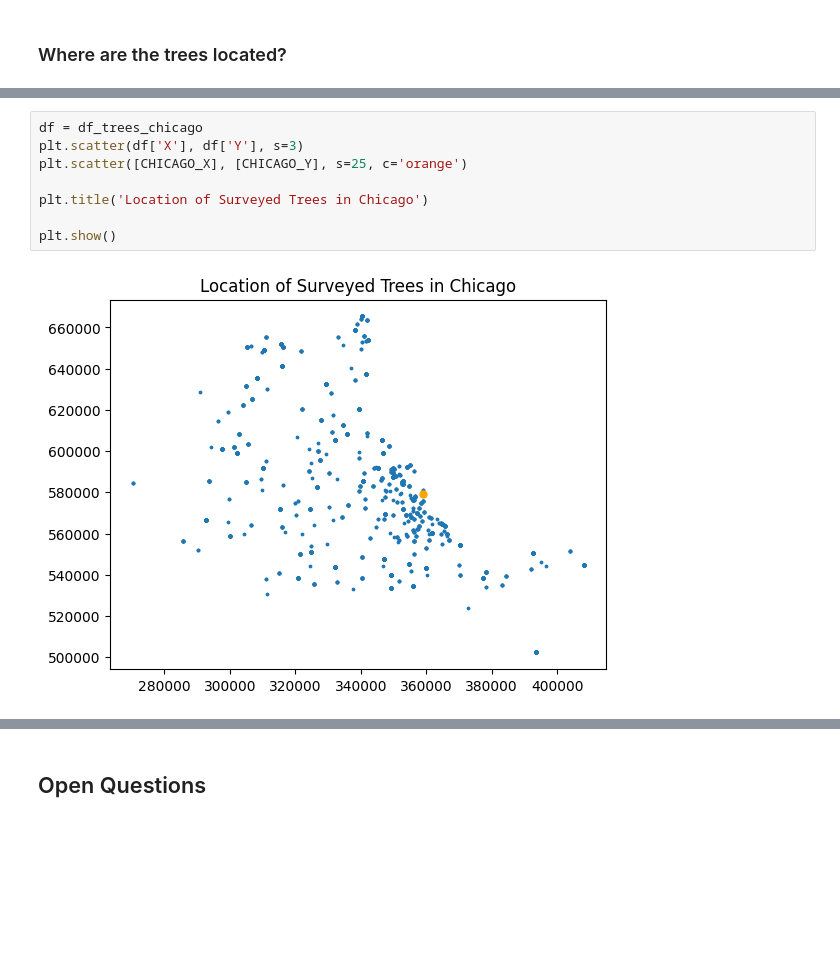
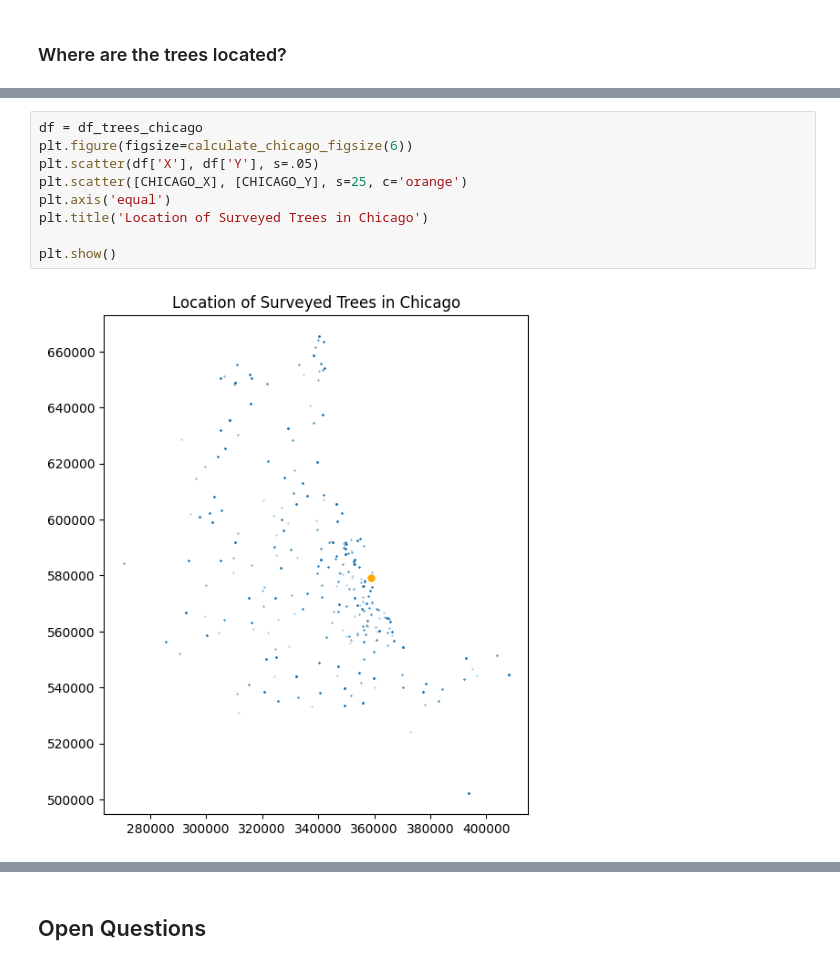
Before and after one commit to fractalate/data-trees, a Jupyter notebook: explore_chicago_il.ipynb, the cells around one changed output, grey strips where cells are left out. Cells and saved outputs as stored; diff of their text form; blank space fills up the shorter version.

```diff
--- a/explore_chicago_il.ipynb
+++ b/explore_chicago_il.ipynb
@@ -477,13 +477,14 @@ extents_chicago = calculate_extents(df_trees_chicago)
 # %%
 df = df_trees_chicago
-plt.scatter(df['X'], df['Y'], s=3)
+plt.figure(figsize=calculate_chicago_figsize(6))
+plt.scatter(df['X'], df['Y'], s=.05)
 plt.scatter([CHICAGO_X], [CHICAGO_Y], s=25, c='orange')
-
+plt.axis('equal')
 plt.title('Location of Surveyed Trees in Chicago')
 
 plt.show()
 # %% [output]
-[figure, old version]
+[figure, new version]
 # %%
 draw_heatmap(df_trees_chicago, extents=extents_chicago, title='Heatmap of the\nTrees of Chicago')
 # %% [output]
```
Also changed, not shown: parts of 7 cells of this notebook.
